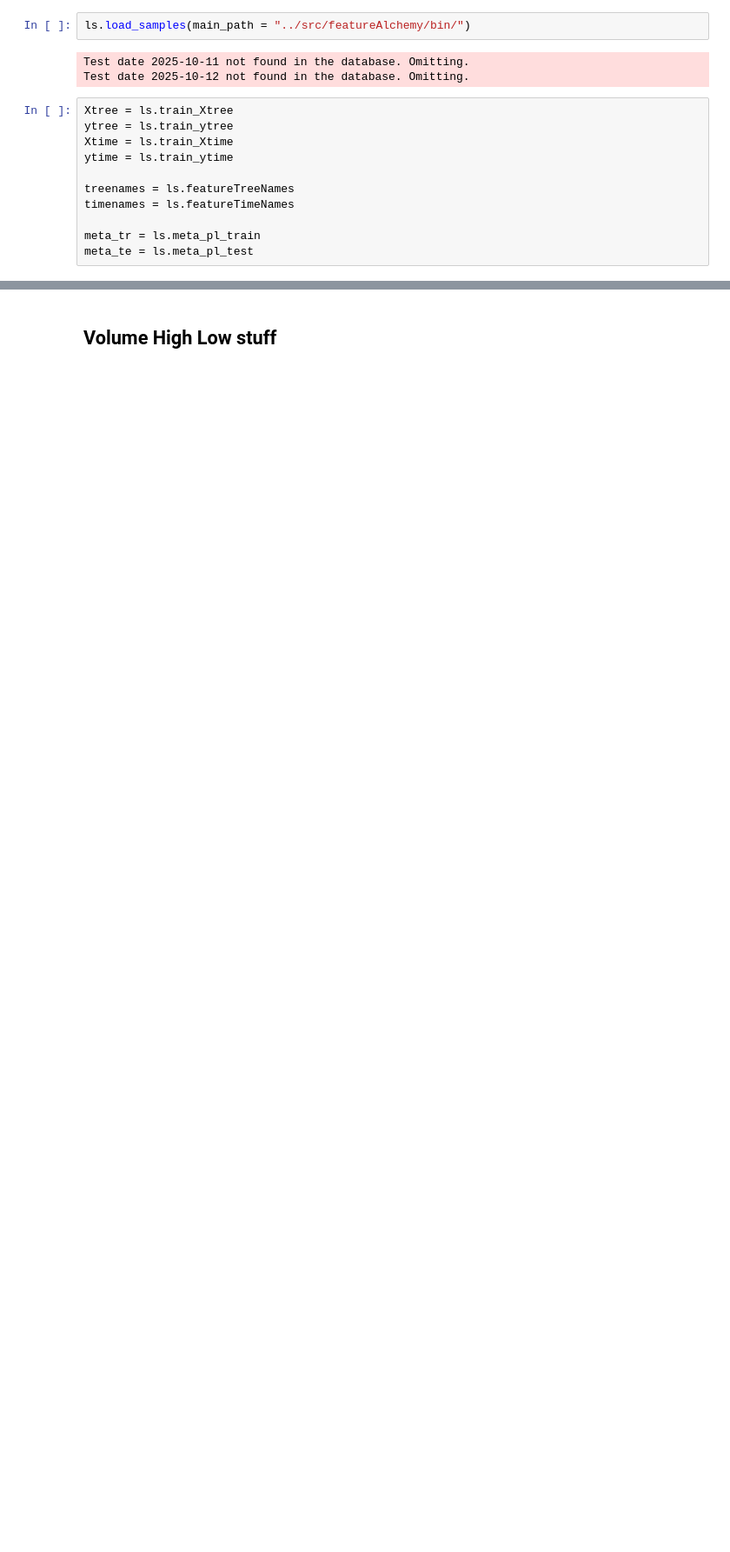
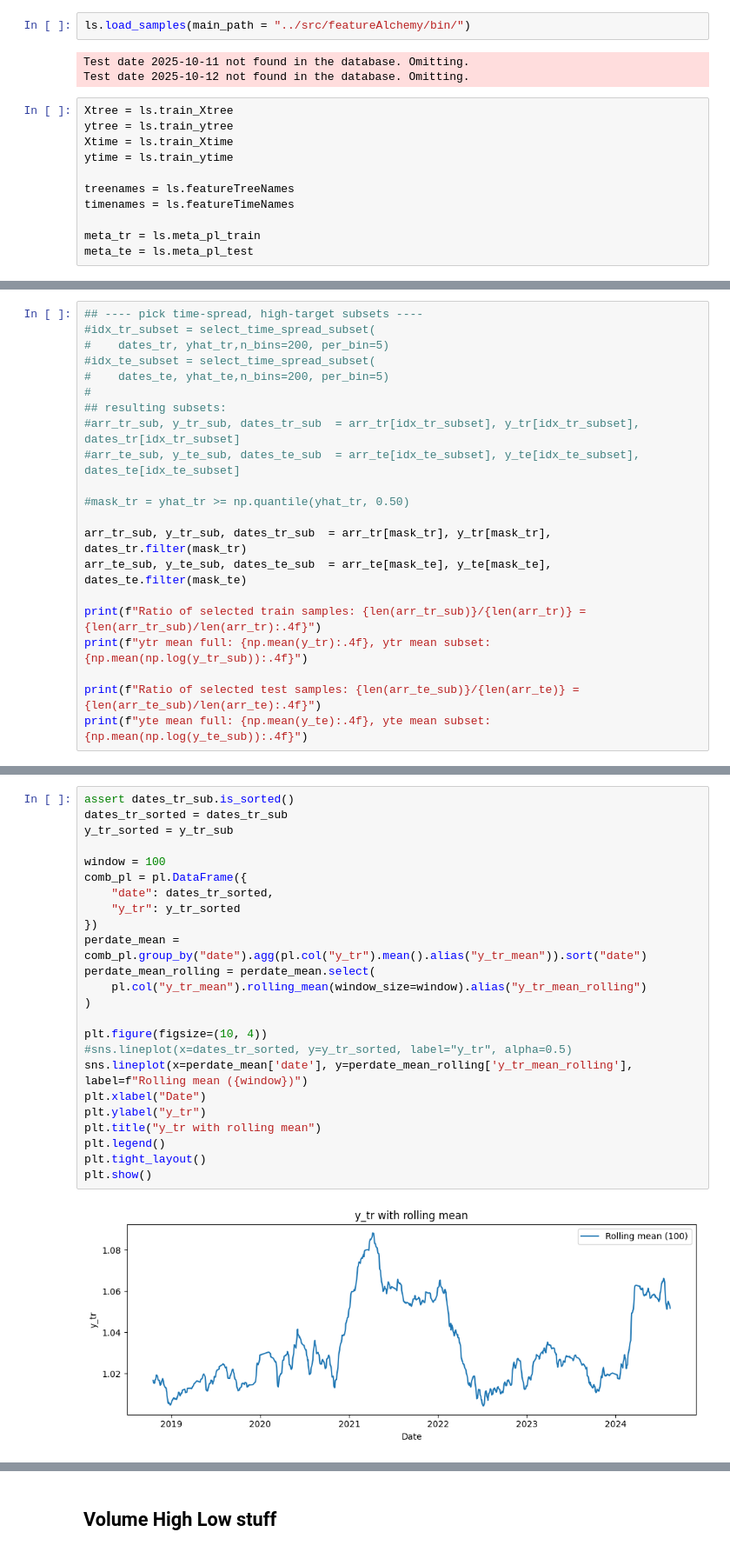
Before and after one commit to KImeriGitHub/RandomOdyssey, a Jupyter notebook: notebooks/sandbox_statistics.ipynb, the cells around one changed output, grey strips where cells are left out. Shown at 87% size. Cells and saved outputs as stored; diff of their text form; blank space fills up the shorter version.

```diff
--- a/notebooks/sandbox_statistics.ipynb
+++ b/notebooks/sandbox_statistics.ipynb
@@ -73,0 +241,21 @@ np.float64(0.001628525439212086)
+# %%
+## ---- pick time-spread, high-target subsets ----
+#idx_tr_subset = select_time_spread_subset(
+#    dates_tr, yhat_tr,n_bins=200, per_bin=5)
+#idx_te_subset = select_time_spread_subset(
+#    dates_te, yhat_te,n_bins=200, per_bin=5)
+#
+## resulting subsets:
+#arr_tr_sub, y_tr_sub, dates_tr_sub  = arr_tr[idx_tr_subset], y_tr[idx_tr_subset], dates_tr[idx_tr_subset]
+#arr_te_sub, y_te_sub, dates_te_sub  = arr_te[idx_te_subset], y_te[idx_te_subset], dates_te[idx_te_subset]
+
+#mask_tr = yhat_tr >= np.quantile(yhat_tr, 0.50)
+
+arr_tr_sub, y_tr_sub, dates_tr_sub  = arr_tr[mask_tr], y_tr[mask_tr], dates_tr.filter(mask_tr)
+arr_te_sub, y_te_sub, dates_te_sub  = arr_te[mask_te], y_te[mask_te], dates_te.filter(mask_te)
+
+print(f"Ratio of selected train samples: {len(arr_tr_sub)}/{len(arr_tr)} = {len(arr_tr_sub)/len(arr_tr):.4f}")
+print(f"ytr mean full: {np.mean(y_tr):.4f}, ytr mean subset: {np.mean(np.log(y_tr_sub)):.4f}")
+
+print(f"Ratio of selected test samples: {len(arr_te_sub)}/{len(arr_te)} = {len(arr_te_sub)/len(arr_te):.4f}")
+print(f"yte mean full: {np.mean(y_te):.4f}, yte mean subset: {np.mean(np.log(y_te_sub)):.4f}")
@@ -73,0 +267,26 @@ np.float64(0.001628525439212086)
+# %%
+assert dates_tr_sub.is_sorted()
+dates_tr_sorted = dates_tr_sub
+y_tr_sorted = y_tr_sub
+
+window = 100
+comb_pl = pl.DataFrame({
+    "date": dates_tr_sorted,
+    "y_tr": y_tr_sorted
+})
+perdate_mean = comb_pl.group_by("date").agg(pl.col("y_tr").mean().alias("y_tr_mean")).sort("date")
+perdate_mean_rolling = perdate_mean.select(
+    pl.col("y_tr_mean").rolling_mean(window_size=window).alias("y_tr_mean_rolling")
+)
+
+plt.figure(figsize=(10, 4))
+#sns.lineplot(x=dates_tr_sorted, y=y_tr_sorted, label="y_tr", alpha=0.5)
+sns.lineplot(x=perdate_mean['date'], y=perdate_mean_rolling['y_tr_mean_rolling'], label=f"Rolling mean ({window})")
+plt.xlabel("Date")
+plt.ylabel("y_tr")
+plt.title("y_tr with rolling mean")
+plt.legend()
+plt.tight_layout()
+plt.show()
+# %% [output]
+[figure, added]
```
Also changed, not shown: parts of 29 cells of this notebook, 4 other files.
